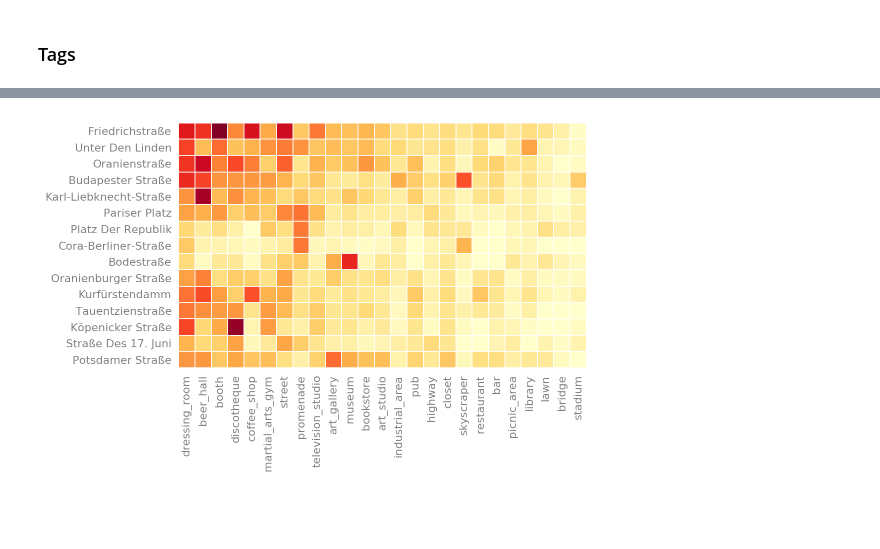
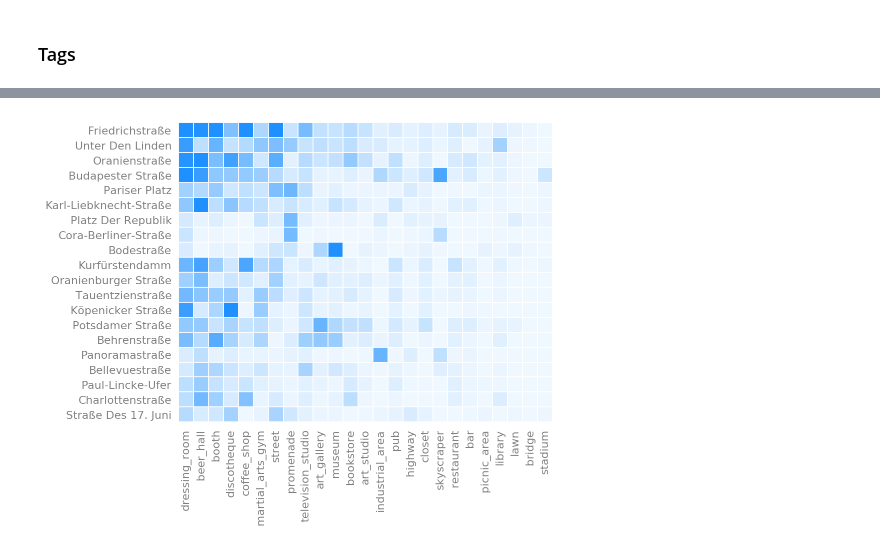
Before and after one commit to pskryuchkov/voyage, a Jupyter notebook: notebooks/berlin.ipynb, the cells around one changed output, grey strips where cells are left out. Drawn from its saved outputs; the diff is of its cells as text; code cells hidden in the pictures; blank space fills up the shorter version.

Commit message:
Add tags map, remove env/time barchart, change heatmap colors, insert code into functions, add nbsettings

```diff
--- a/notebooks/berlin.ipynb
+++ b/notebooks/berlin.ipynb
@@ -39,4 +25,0 @@ OPPOSITE_CITY = "moscow"
-# %%
-fn1 = "/Users/pavel/Sources/python/concepts/insta/cv_sandbox/photo_tagger/scenes_{}.json".format(CITY)
-with open(fn1, "r") as f:
-    data1 = json.load(f)
@@ -43 +60,4 @@ with open(fn1, "r") as f:
+# %%
+fn1 = path_join(project_path, scenes_path.format(CITY))
+data1 = load_json(fn1)
 # %%
@@ -62 +106,5 @@ def relevant_places(tag, n_top=100):
+# %%
+geo_table = pd.read_csv(path_join(project_path, adresses_path),
+                        error_bad_lines=False)
+geo_table = geo_table.drop_duplicates()
 # %%
@@ -554,7 +502,7 @@ py.iplot(fig, show_link=False)
 # %%
 sorted_tags = [x[0] for x in scenes_result]
 
-def build_tags_table():
+def build_tags_table2():
     dd = []
     for loc in list(data1.keys()):
         cn = Counter()
@@ -573,10 +521,10 @@ def build_tags_table():
     return tags_table
 
 
-def calculate_street_vectors():
-    keywords_table = build_tags_table()
+def calculate_street_vectors(streets):
+    keywords_table = build_tags_table2()
     street_vectors = []
-    for s in streets[:TOP_STREETS_VIS]:
+    for s in streets:
         sv = np.zeros(N_SCENES)
         locations_id = geo_table[geo_table[STREET_COLUMN]==s]['id'].astype(str)
         for loc in locations_id:
@@ -590,35 +538,50 @@ def calculate_street_vectors():
 
     return np.array(street_vectors)
 # %%
-FONT_SIZE = 11
-MAX_IM_VALUE = 7 # 20
-COLORMAP = 'YlOrRd'
-LABEL_COLOR = 'grey'
-GRID_COLOR = 'white'
-GRID_WIDTH = 0.9
-PLT_WIDTH = 8.5
-PLT_HEIGHT = 4.5
+def streets_features_plot(features_matrix, street_labels, tag_labels):
+    FONT_SIZE = 11
+    MAX_IM_VALUE = 24
+    GRID_WIDTH = 0.9
+    PLT_WIDTH = 9.5
+    PLT_HEIGHT = 5.5
+    PLOT_FACTOR = 0.7
+    COLORMAP = 'Blues'
+    LABEL_COLOR = 'grey'
+    GRID_COLOR = 'white'
+    CHINESE_RE = '[\u4e00-\u9fff]+'
 
-plt.figure(figsize=(PLT_WIDTH, PLT_HEIGHT))
+    plt.figure(figsize=(PLT_WIDTH, PLT_HEIGHT))
+
+    cmap = matplotlib.colors.LinearSegmentedColormap.from_list("", ["aliceblue", "dodgerblue"])
+    im = plt.imshow(features_matrix,
+                    cmap=cmap, vmax=MAX_IM_VALUE)
+
+    ax = plt.gca()
+    ax.set_xticks(np.arange(-0.5, N_SCENES, 1), minor=True)
+    ax.set_yticks(np.arange(-0.5, TOP_STREETS_VIS, 1), minor=True)
+
+    ax.tick_params(width=0)
+    ax.tick_params(which="minor", width=0)
+
+    for side in ['top', 'right', 'bottom', 'left']:
+        ax.spines[side].set_visible(False)
+
+    plt.grid(which="minor", color=GRID_COLOR,
+             linestyle='-', linewidth=GRID_WIDTH)
+
+    if re.findall(CHINESE_RE, " ".join(street_labels)):
+        warnings.warn("Chinese characters will be hide because of bad matplotlib support")
+        street_labels = [re.sub(CHINESE_RE, '', x).strip() for x in street_labels]
+
+    plt.xticks(range(N_SCENES), tag_labels, rotation=90,
+               size=FONT_SIZE, color=LABEL_COLOR)
+    plt.yticks(range(TOP_STREETS_VIS), street_labels,
+               size=FONT_SIZE, color=LABEL_COLOR);
+
 
 labels = [x.split("/")[0] for x in sorted_tags]
-
-street_vectors = calculate_street_vectors()
-im = plt.imshow(street_vectors**0.5, cmap=COLORMAP, vmax=MAX_IM_VALUE)
-
-ax = plt.gca()
-ax.set_xticks(np.arange(-0.5, N_SCENES, 1), minor=True)
-ax.set_yticks(np.arange(-0.5, TOP_STREETS_VIS, 1), minor=True)
-
-ax.tick_params(width=0)
-ax.tick_params(which="minor", width=0)
-
-for side in ['top', 'right', 'bottom', 'left']:
-    ax.spines[side].set_visible(False)
-
-plt.grid(which="minor", color=GRID_COLOR, linestyle='-', linewidth=GRID_WIDTH)
-
-plt.xticks(range(N_SCENES), labels, rotation=90, size=FONT_SIZE, color=LABEL_COLOR)
-plt.yticks(range(TOP_STREETS_VIS), streets[:TOP_STREETS_VIS], size=FONT_SIZE, color=LABEL_COLOR);
+# FIXME
+street_vectors = calculate_street_vectors(streets[:TOP_STREETS_VIS])
+streets_features_plot(street_vectors, streets[:TOP_STREETS_VIS], labels)
 # %% [output]
-[figure, old version]
+[figure, new version]
```
Also changed, not shown: parts of 30 cells of this notebook, 5 other files.
